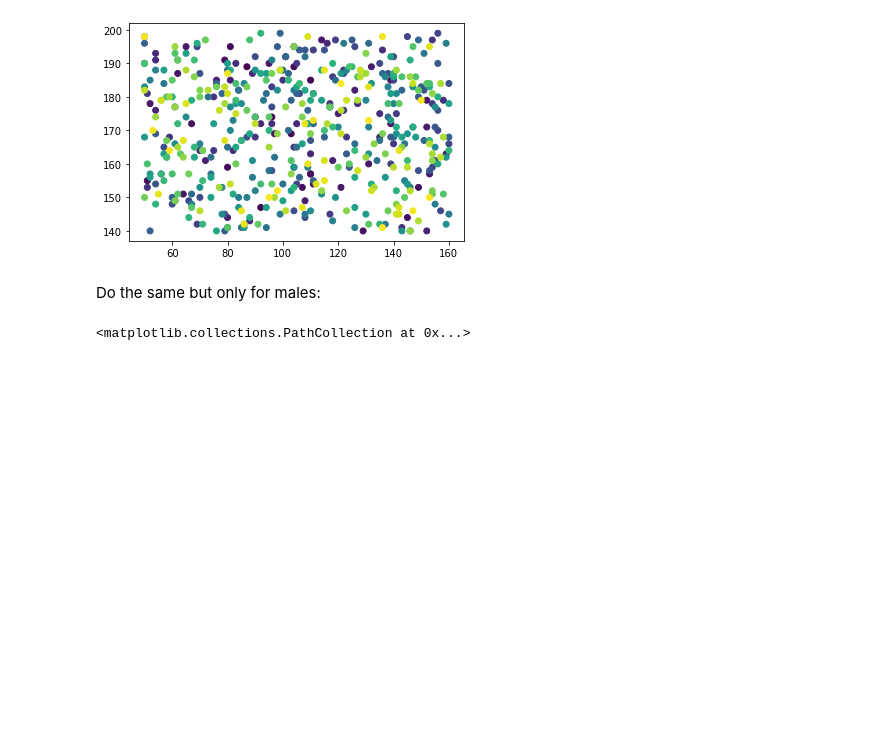
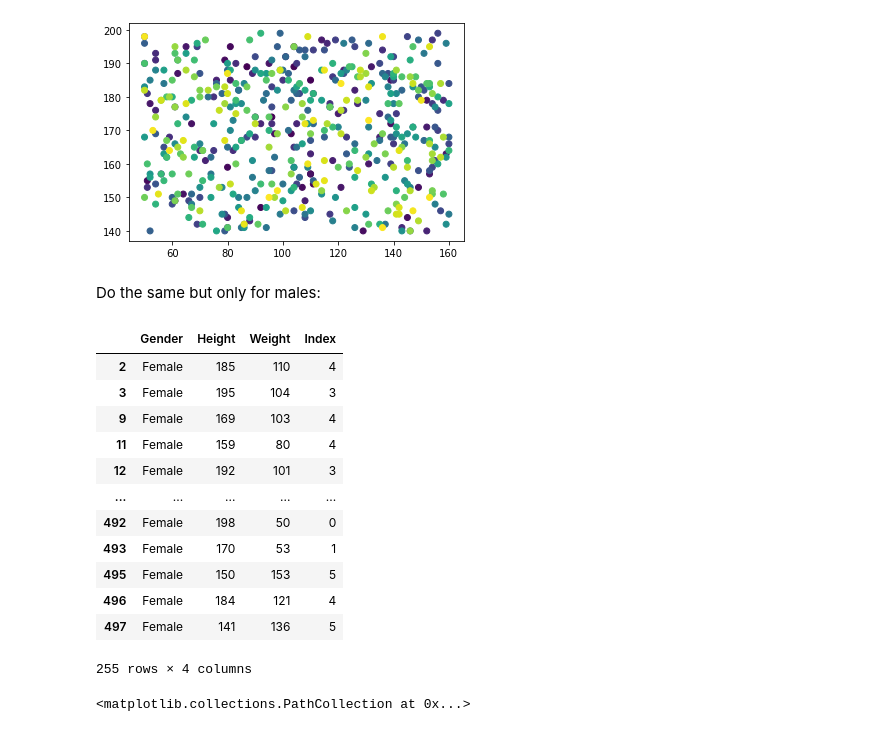
Before and after one commit to Abubakr1710/Friday_challenge_18.02, a Jupyter notebook: Friday Week 1 Math Challenge .ipynb, the cells around one changed output. Cells and saved outputs as stored; diff of their text form; code cells hidden in the pictures; blank space fills up the shorter version.

```diff
--- a/Friday Week 1 Math Challenge .ipynb
+++ b/Friday Week 1 Math Challenge .ipynb
@@ -93,6 +98,23 @@ plt.show()
 [figure]
 # %% [markdown]
 Do the same but only for males:
+# %%
+df_female = df[df.Gender == "Female"]
+df_female
+# %% [output]
+|  | Gender | Height | Weight | Index |
+| 2 | Female | 185 | 110 | 4 |
+| 3 | Female | 195 | 104 | 3 |
+| 9 | Female | 169 | 103 | 4 |
+| 11 | Female | 159 | 80 | 4 |
+| 12 | Female | 192 | 101 | 3 |
+| ... | ... | ... | ... | ... |
+| 492 | Female | 198 | 50 | 0 |
+| 493 | Female | 170 | 53 | 1 |
+| 495 | Female | 150 | 153 | 5 |
+| 496 | Female | 184 | 121 | 4 |
+| 497 | Female | 141 | 136 | 5 |
+255 rows × 4 columns
 # %%
 # %% [output]
 <matplotlib.collections.PathCollection at 0x...>
```
Also changed, not shown: parts of 2 cells of this notebook.
